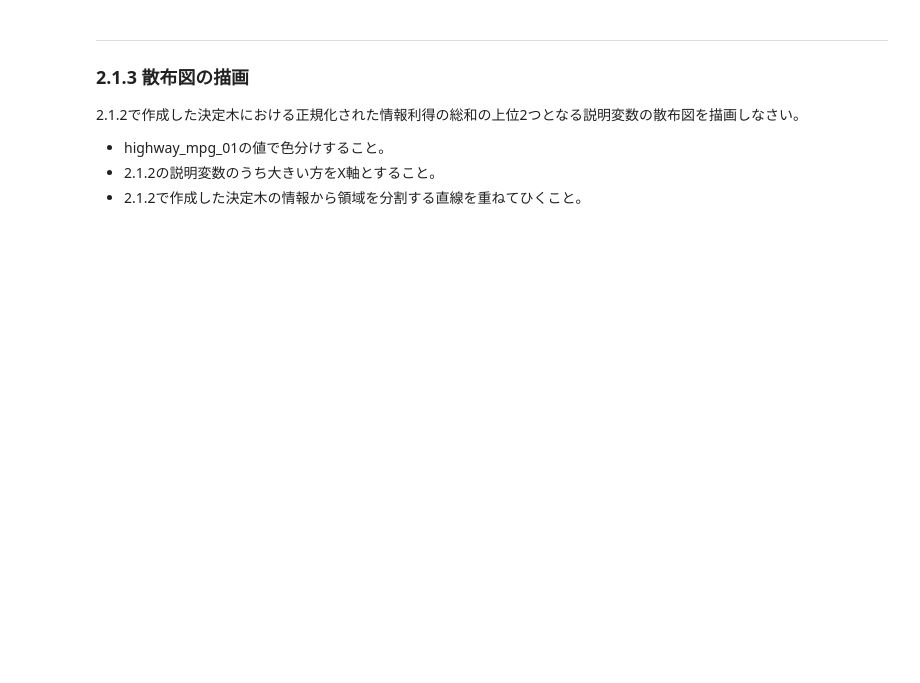
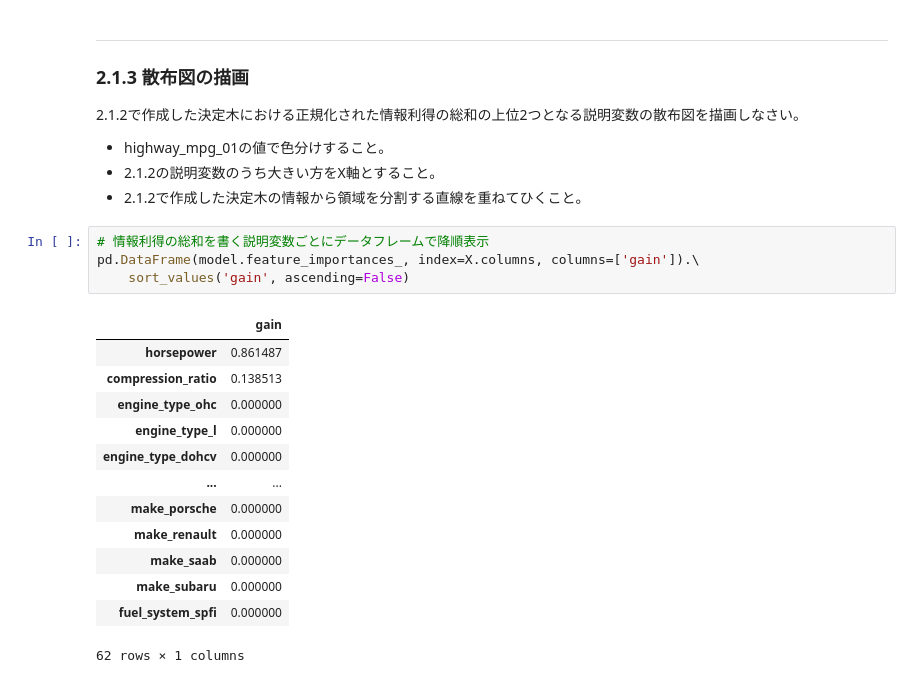
Before and after one commit to RyujiOdaJP/data_intelligence, a Jupyter notebook: report_2/report_2/r2_1_decision_tree.ipynb, the cells around one changed output. Drawn from its saved outputs; the diff is of its cells as text; blank space fills up the shorter version.

```diff
--- a/report_2/report_2/r2_1_decision_tree.ipynb
+++ b/report_2/report_2/r2_1_decision_tree.ipynb
@@ -68,3 +117,21 @@ highway_mpg_01 を目的変数、それ以外を説明変数とし、決定木
 - highway_mpg_01の値で色分けすること。
 - 2.1.2の説明変数のうち大きい方をX軸とすること。
 - 2.1.2で作成した決定木の情報から領域を分割する直線を重ねてひくこと。
+# %%
+# 情報利得の総和を書く説明変数ごとにデータフレームで降順表示
+pd.DataFrame(model.feature_importances_, index=X.columns, columns=['gain']).\
+    sort_values('gain', ascending=False)
+# %% [output]
+|  | gain |
+| horsepower | 0.861487 |
+| compression_ratio | 0.138513 |
+| engine_type_ohc | 0.000000 |
+| engine_type_l | 0.000000 |
+| engine_type_dohcv | 0.000000 |
+| ... | ... |
+| make_porsche | 0.000000 |
+| make_renault | 0.000000 |
+| make_saab | 0.000000 |
+| make_subaru | 0.000000 |
+| fuel_system_spfi | 0.000000 |
+62 rows × 1 columns
```
Also changed, not shown: parts of 6 cells of this notebook, 4 other files.
